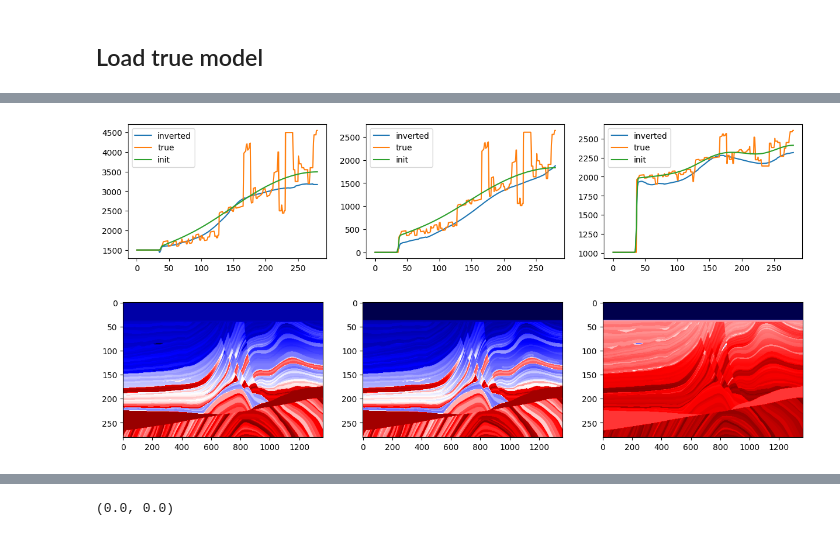
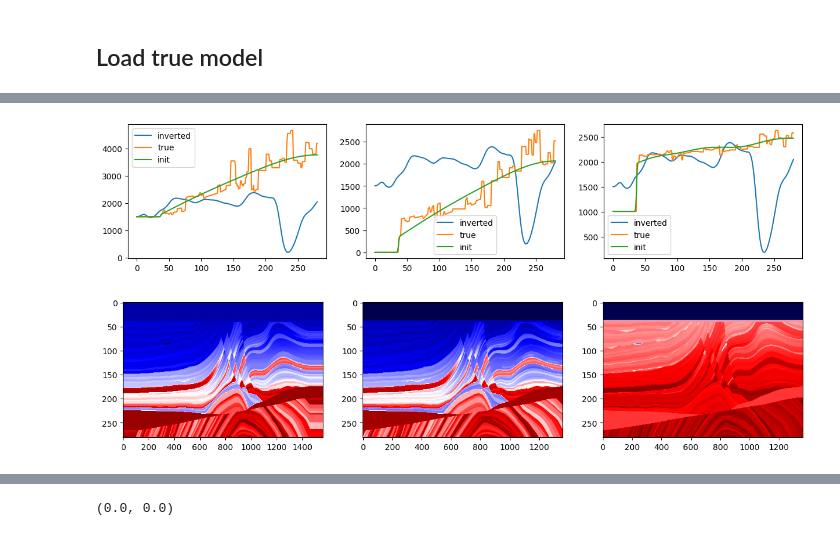
Before and after one commit to GeophyAI/seistorch, a Jupyter notebook: check_inversion.ipynb, the cells around one changed output, grey strips where cells are left out. Drawn from its saved outputs; the diff is of its cells as text; code cells hidden in the pictures.

Commit message:
Added implicit nn.

```diff
--- a/check_inversion.ipynb
+++ b/check_inversion.ipynb
@@ -5,11 +5,16 @@ import matplotlib.pyplot as plt
 # 3 parameters
 # %%
 F = 0
-epoch = 99
+epoch = 499
 PMLN = 50
 dx = dz = 12.5
 EXPAND = 100
-root_path = r"/mnt/data/wangsw/inversion/elastic_marmousi/results/fixed/aec/iml1_xz"
+root_path = r"/public1/home/wangsw/FWI/AFWI/marmousi2/fixed/acoustic/test_implicit"
 vp = np.load(f"{root_path}/paravpF{F:02d}E{epoch:02d}.npy")[PMLN:-PMLN,PMLN+EXPAND:-PMLN-EXPAND]
-vs = np.load(f"{root_path}/paravsF{F:02d}E{epoch:02d}.npy")[PMLN:-PMLN,PMLN+EXPAND:-PMLN-EXPAND]
-rho = np.load(f"{root_path}/pararhoF{F:02d}E{epoch:02d}.npy")[PMLN:-PMLN,PMLN+EXPAND:-PMLN-EXPAND]
+vs = np.load(f"{root_path}/paravpF{F:02d}E{epoch:02d}.npy")[PMLN:-PMLN,PMLN+EXPAND:-PMLN-EXPAND]
+rho = np.load(f"{root_path}/paravpF{F:02d}E{epoch:02d}.npy")[PMLN:-PMLN,PMLN+EXPAND:-PMLN-EXPAND]
+
+fig, axes = plt.subplots(1,3, figsize=(15,3))
+for d, ax in zip([vp, vs, rho], axes.ravel()):
+    ax.imshow(d.squeeze(), aspect='auto', cmap=plt.cm.seismic)
+plt.show()
@@ -23,9 +23,9 @@ plt.show()
 # %% [markdown]
 ## Load true model
 # %%
-true_vp = np.load("/mnt/data/wangsw/inversion/elastic_marmousi/velocity/true_vp_z12.5m_x12.5m_expand.npy")#[:,EXPAND:-EXPAND]
-true_vs = np.load("/mnt/data/wangsw/inversion/elastic_marmousi/velocity/true_vs_z12.5m_x12.5m_expand.npy")[:,EXPAND:-EXPAND]
-true_rho = np.load("/mnt/data/wangsw/inversion/elastic_marmousi/velocity/true_rho_z12.5m_x12.5m_expand.npy")[:,EXPAND:-EXPAND]
+true_vp = np.load("/home/les_01/wangsw/models/marmousi/elastic_modified/true_vp_z12.5m_x12.5m_expand.npy")#[:,EXPAND:-EXPAND]
+true_vs = np.load("/home/les_01/wangsw/models/marmousi/elastic_modified/true_vs_z12.5m_x12.5m_expand.npy")[:,EXPAND:-EXPAND]
+true_rho = np.load("/home/les_01/wangsw/models/marmousi/elastic_modified/true_rho_z12.5m_x12.5m_expand.npy")[:,EXPAND:-EXPAND]
 # %%
 # sea_mask = np.ones_like(true_vp)
 # sea_mask[0:35,:] = 0
@@ -39,28 +36,28 @@ true_rho = np.load("/mnt/data/wangsw/inversion/elastic_marmousi/velocity/true_rh
 # %%
-init_vp = np.load("/mnt/data/wangsw/inversion/elastic_marmousi/velocity/init_vp_z12.5m_x12.5m_expand.npy")[:,EXPAND:-EXPAND]
-init_vs = np.load("/mnt/data/wangsw/inversion/elastic_marmousi/velocity/init_vs_z12.5m_x12.5m_expand.npy")[:,EXPAND:-EXPAND]
-init_rho = np.load("/mnt/data/wangsw/inversion/elastic_marmousi/velocity/init_rho_z12.5m_x12.5m_expand.npy")[:,EXPAND:-EXPAND]
+init_vp = np.load("/home/les_01/wangsw/models/marmousi/elastic_modified/init_vp_z12.5m_x12.5m_expand.npy")[:,EXPAND:-EXPAND]
+init_vs = np.load("/home/les_01/wangsw/models/marmousi/elastic_modified/init_vs_z12.5m_x12.5m_expand.npy")[:,EXPAND:-EXPAND]
+init_rho = np.load("/home/les_01/wangsw/models/marmousi/elastic_modified/init_rho_z12.5m_x12.5m_expand.npy")[:,EXPAND:-EXPAND]
 # %%
 fig, axes = plt.subplots(1,3, figsize=(15,3))
-trace = 500
+trace = 800
 for inverted, true, init, ax in zip([vp, vs, rho],
                                     [true_vp, true_vs, true_rho],
                                     [init_vp, init_vs, init_rho],
                                     axes.ravel()):
     ax.plot(inverted[:, trace], label="inverted")
     ax.plot(true[:, trace], label="true")
     ax.plot(init[:, trace], label="init")
     ax.legend()
 plt.show()
 # %% [output]
-[figure, old version]
+[figure, new version]
 # %%
 fig, axes = plt.subplots(1,3, figsize=(15,3))
 for d, ax in zip([true_vp, true_vs, true_rho], axes.ravel()):
     ax.imshow(d.squeeze(), aspect='auto', cmap=plt.cm.seismic)
 plt.show()
 # %% [output]
-[figure, old version]
+[figure, new version]
 # %%
 template = np.load("/mnt/data/wangsw/inversion/elastic_marmousi/results/fixed/aec/iml1_xz/gradvpF01E45.npy")[50:-50,50:-50]
 dest = np.load("/mnt/data/wangsw/inversion/elastic_marmousi/results/fixed/aec/test/gradvpF01E45.npy")[50:-50,50:-50]
```
Also changed, not shown: parts of 4 cells of this notebook, 6 other files.
